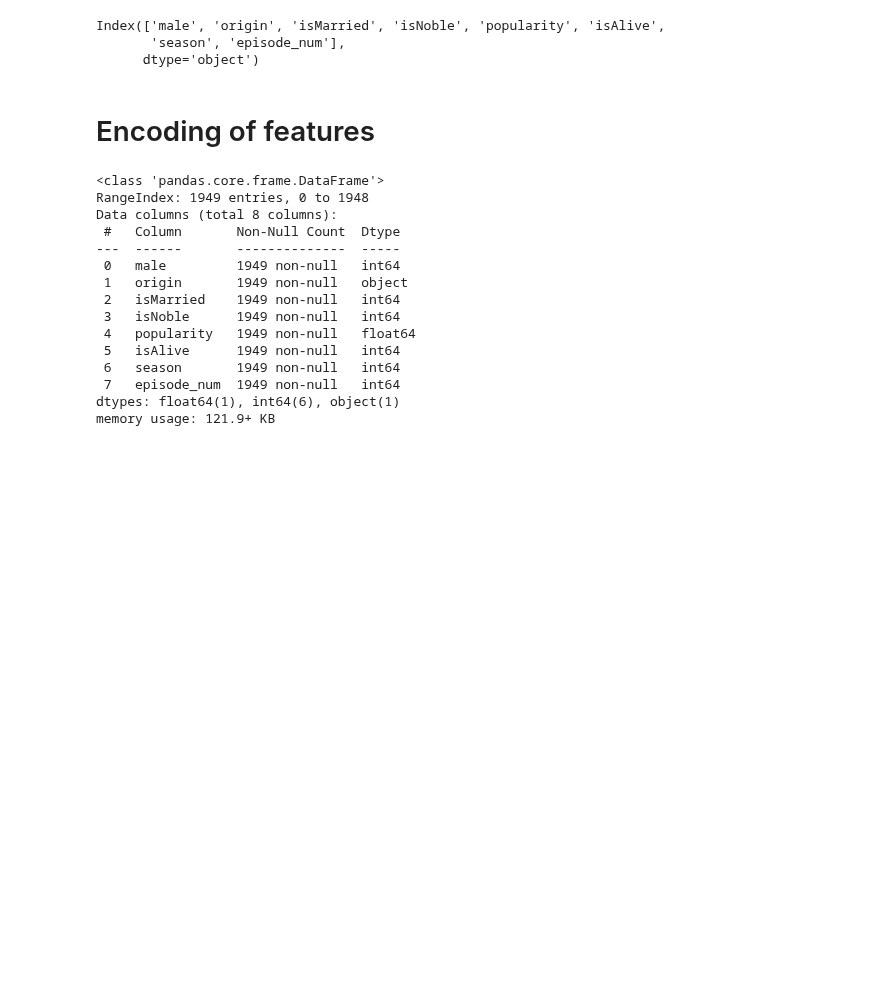
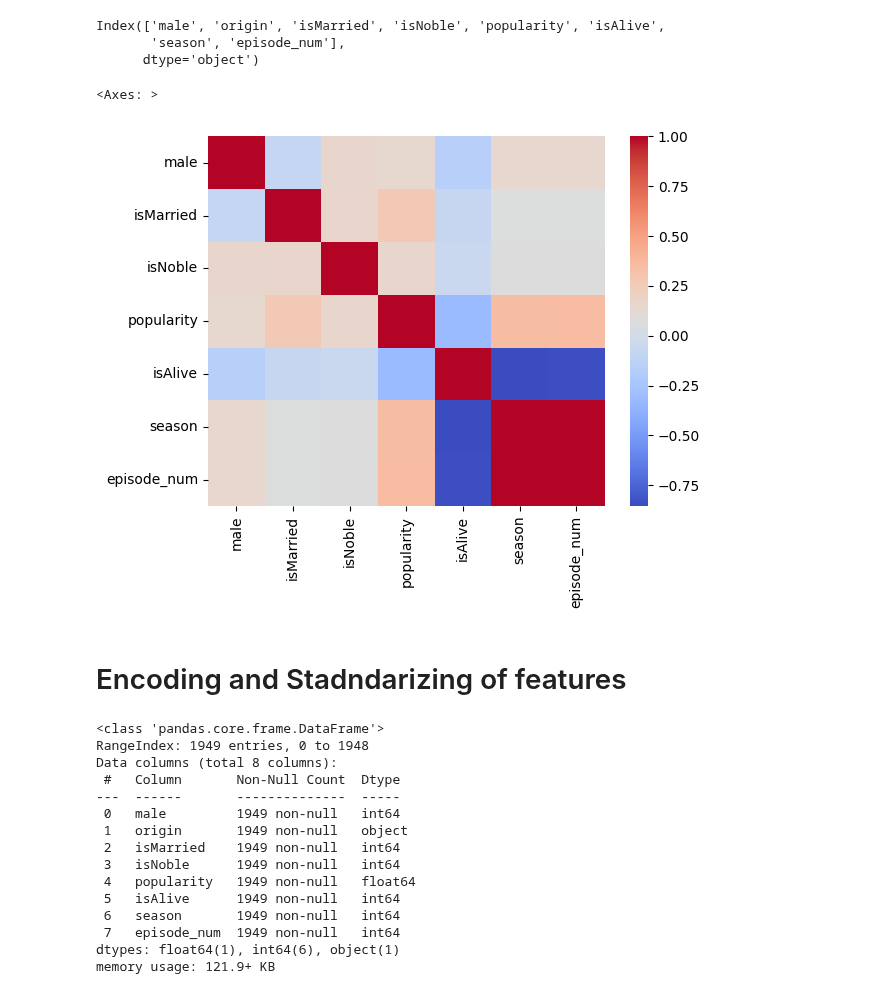
Before and after one commit to franziskasteger/game-of-thrones-survival, a Jupyter notebook: notebooks/clustering_kmeans_carmen.ipynb, the cells around one changed output. Drawn from its saved outputs; the diff is of its cells as text; code cells hidden in the pictures; blank space fills up the shorter version.

```diff
--- a/notebooks/clustering_kmeans_carmen.ipynb
+++ b/notebooks/clustering_kmeans_carmen.ipynb
@@ -43,8 +43,13 @@ df.columns
 Index(['male', 'origin', 'isMarried', 'isNoble', 'popularity', 'isAlive',
        'season', 'episode_num'],
       dtype='object')
+# %%
+sns.heatmap(df.select_dtypes(exclude= ['object']).corr(), cmap='coolwarm')
+# %% [output]
+<Axes: >
+[figure, added]
 # %% [markdown]
-# Encoding of features
+# Encoding and Stadndarizing of features
 # %%
 df.info()
 # %% [output]
```
Also changed, not shown: parts of 40 cells of this notebook.
